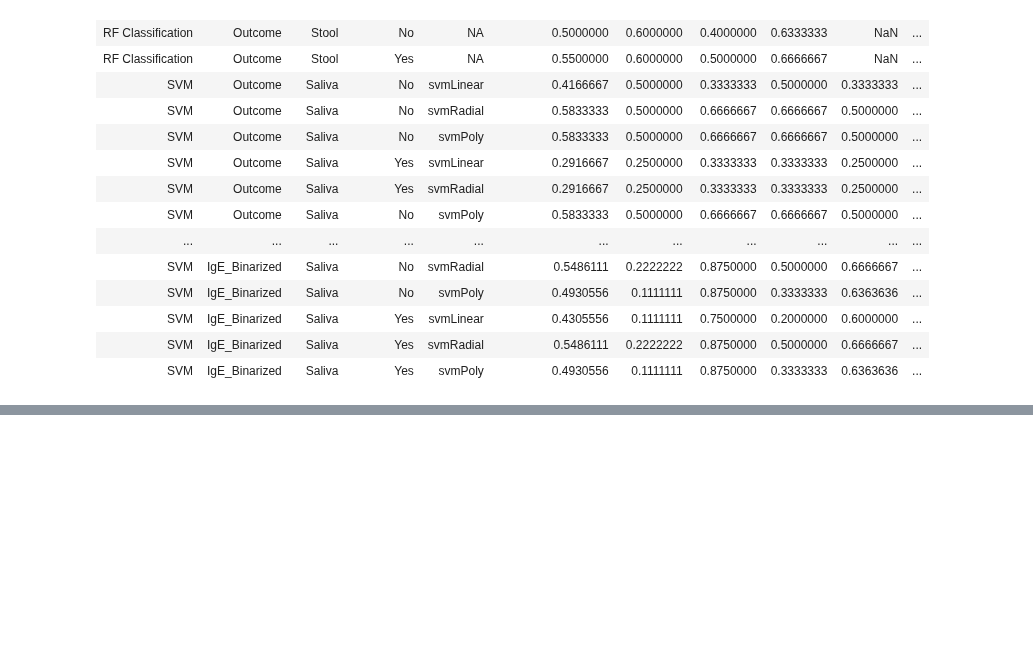
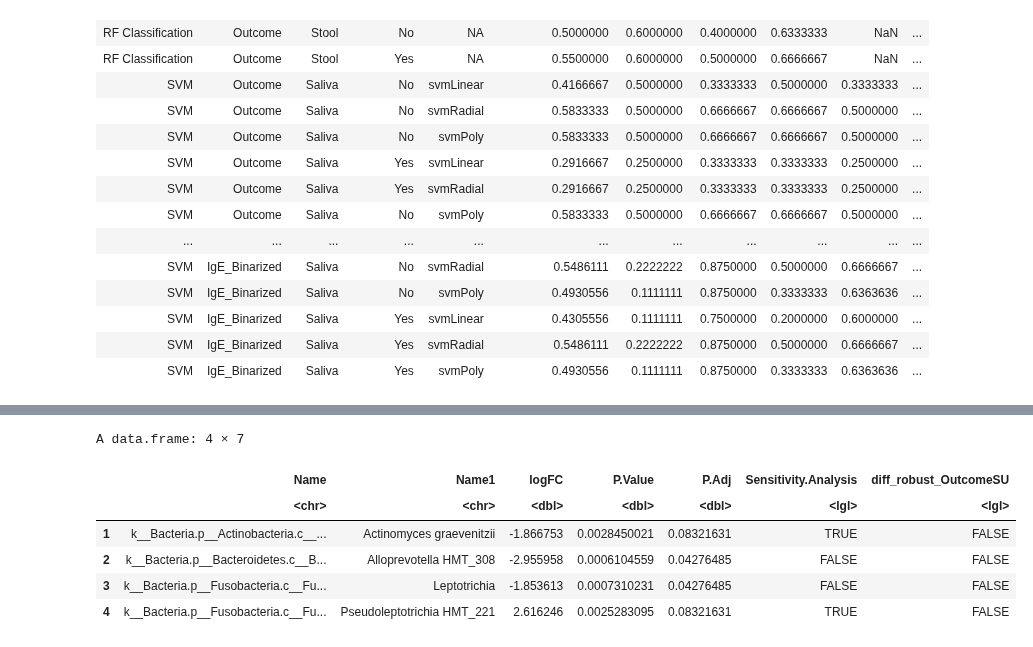
Before and after one commit to Ragerlab/P1013.-Microbiome-Peanut-Allergy, a Jupyter notebook: 4. ML Prediction/Outcome & IgE Prediction.ipynb, the cells around one changed output, grey strips where cells are left out. Cells and saved outputs as stored; diff of their text form; code cells hidden in the pictures; blank space fills up the shorter version.

```diff
--- a/4. ML Prediction/Outcome & IgE Prediction.ipynb
+++ b/4. ML Prediction/Outcome & IgE Prediction.ipynb
@@ -733,0 +745,28 @@ A data.frame: 20 × 11
+# %%
+saliva_outcome_df = data.frame(read_excel("Input/Saliva_Outcome_090825.xlsx")) %>%
+    filter(`P.Adj` < 0.1)
+stool_outcome_df = data.frame(read_excel("Input/Stool_Outcome_090825.xlsx")) %>%
+    filter(`P.Adj` < 0.1)
+saliva_adj_outcome_df = data.frame(read_excel("Input/Saliva_Adj_Outcome_090825.xlsx")) %>%
+    filter(`P.Adj` < 0.1)
+stool_adj_outcome_df = data.frame(read_excel("Input/Stool_Adj_Outcome_090825.xlsx")) %>%
+    filter(`P.Adj` < 0.1)
+
+saliva_ige_df = data.frame(read_excel("Input/Saliva_IgE_090825.xlsx")) %>%
+    filter(`P.Adj` < 0.1)
+stool_ige_df = data.frame(read_excel("Input/Stool_IgE_090825.xlsx")) %>%
+    filter(`P.Adj` < 0.1)
+saliva_adj_ige_df = data.frame(read_excel("Input/Saliva_Adj_IgE_090825.xlsx")) %>%
+    filter(`P.Adj` < 0.1)
+stool_adj_ige_df = data.frame(read_excel("Input/Stool_Adj_IgE_090825.xlsx")) %>%
+    filter(`P.Adj` < 0.1)
+
+head(saliva_outcome_df)
+# %% [output]
+A data.frame: 4 × 7
+|  | Name | Name1 | logFC | P.Value | P.Adj | Sensitivity.Analysis | diff_robust_OutcomeSU |
+|  | <chr> | <chr> | <dbl> | <dbl> | <dbl> | <lgl> | <lgl> |
+| 1 | k__Bacteria.p__Actinobacteria.c__... | Actinomyces graevenitzii | -1.866753 | 0.0028450021 | 0.08321631 | TRUE | FALSE |
+| 2 | k__Bacteria.p__Bacteroidetes.c__B... | Alloprevotella HMT_308 | -2.955958 | 0.0006104559 | 0.04276485 | FALSE | FALSE |
+| 3 | k__Bacteria.p__Fusobacteria.c__Fu... | Leptotrichia | -1.853613 | 0.0007310231 | 0.04276485 | FALSE | FALSE |
+| 4 | k__Bacteria.p__Fusobacteria.c__Fu... | Pseudoleptotrichia HMT_221 | 2.616246 | 0.0025283095 | 0.08321631 | TRUE | FALSE |
```
Also changed, not shown: parts of 8 cells of this notebook.
